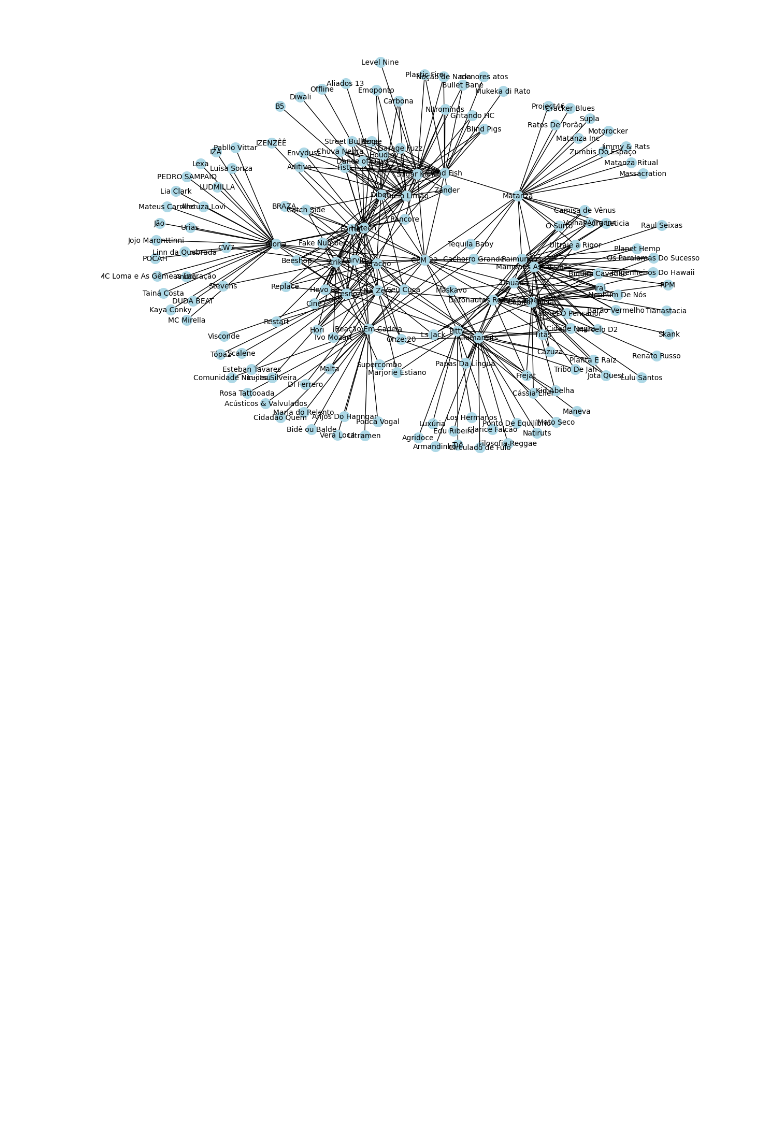
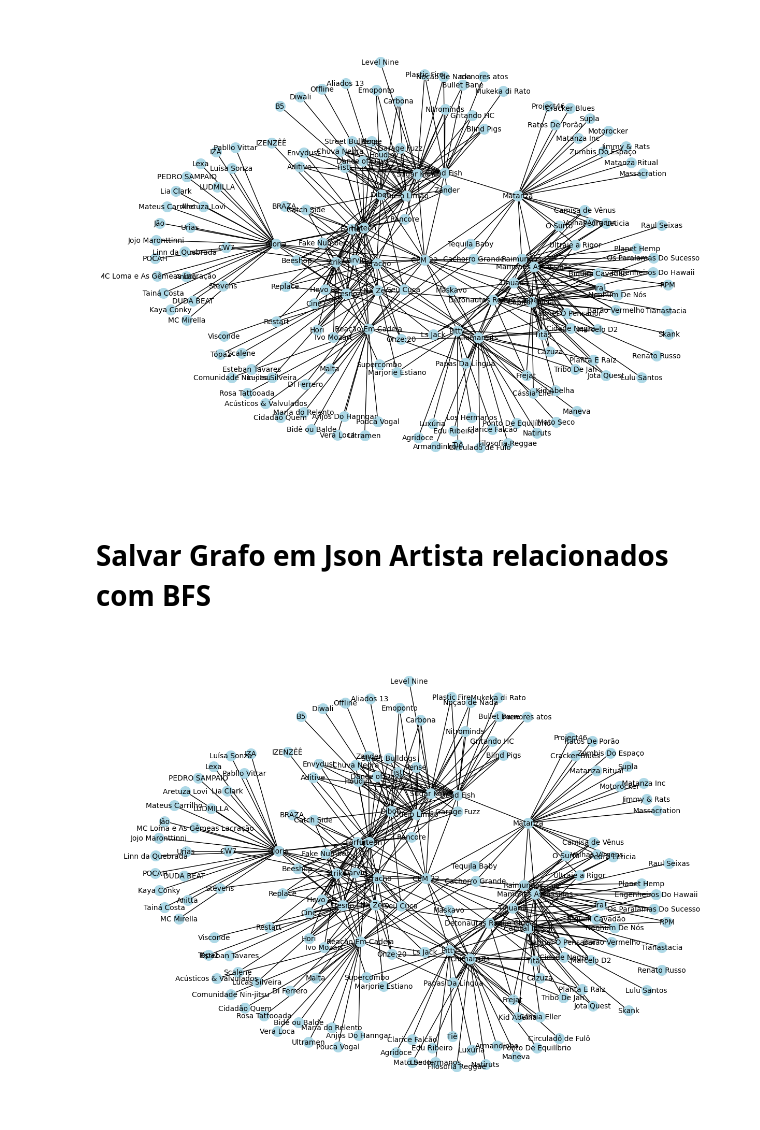
Before and after one commit to projeto-de-algoritmos/Grafos1_spotyfy_bands_v2, a Jupyter notebook: notebook_grafo_spotify.ipynb, the cells around one changed output. Cells and saved outputs as stored; diff of their text form; code cells hidden in the pictures; blank space fills up the shorter version.

Commit message:
add busca artista relacionado com api Spotyfi plotando e cores em json

```diff
--- a/notebook_grafo_spotify.ipynb
+++ b/notebook_grafo_spotify.ipynb
@@ -178,3 +178,83 @@ salvar_grafo_para_json(grafo_artistas, nome_arquivo_json)
 plotar_grafo_expandido(grafo_artistas)
 # %% [output]
 [figure]
+# %% [markdown]
+# Salvar Grafo em Json  Artista relacionados com BFS
+# %%
+import json
+import networkx as nx
+import matplotlib.pyplot as plt
+import spotipy
+from spotipy.oauth2 import SpotifyOAuth
+from collections import deque
+
+# ... Configuração de credenciais e autenticação do Spotify ...
+
+# Configurar as credenciais da API do Spotify
+CLIENT_ID = 'f216308e304c4ba3be3fb4ce0f23ceb9'
+CLIENT_SECRET = '33c84036de384fcc914b82a173cea2dc'
+
+# Configurar a autenticação OAuth do Spotify
+sp = spotipy.Spotify(auth_manager=SpotifyOAuth(client_id=CLIENT_ID, client_secret=CLIENT_SECRET, redirect_uri="http://localhost:8888/callback"))
+
+# Função para criar um grafo de artistas relacionados usando busca em largura (BFS)
+def criar_grafo_artistas_relacionados(artist_name, depth=1):
+    # Inicializa um grafo vazio
+    G = nx.Graph()
+    # Conjunto para rastrear artistas já visitados
+    artistas_visitados = set()
+    # Fila para a busca em largura (BFS)
+    fila = deque()
+
+    # Adiciona o artista inicial à fila
+    fila.append((artist_name, depth))  # Agora inclui a profundidade na fila
+
+    # Realiza a busca em largura (BFS)
+    while fila:
+        # Remove o próximo artista e profundidade da fila
+        current_artist, current_depth = fila.popleft()
+
+        # Verifica se a profundidade atual é maior que zero
+        if current_depth > 0:
+            # Verifica se o artista atual já foi visitado para evitar visitas duplicadas.
+            if current_artist not in artistas_visitados:
+                # Adiciona o artista atual à lista de artistas visitados.
+                artistas_visitados.add(current_artist)
+
+                # Pesquisa por informações do artista no Spotify
+                artist_info = sp.search(q=f'artist:{current_artist}', type='artist', limit=1)['artists']['items'][0]
+                artist_id = artist_info['id']
+
+                # Obtém artistas relacionados
+                related_artists = sp.artist_related_artists(artist_id)
+
+                # Itera sobre os artistas relacionados encontrados.
+                for related_artist in related_artists['artists']:
+                    related_artist_name = related_artist['name']
+                    # Adiciona uma aresta entre o artista atual e os relacionados
+                    G.add_edge(current_artist, related_artist_name)
+                    # Adiciona o artista relacionado à fila com profundidade reduzida para continuar a busca em largura (BFS)
+                    fila.append((related_artist_name, current_depth - 1))
+
+    return G
+
+# Função para salvar o grafo em formato JSON
+def salvar_grafo_para_json(grafo, nome_arquivo):
+    data = nx.node_link_data(grafo)
+    with open(nome_arquivo, 'w') as arquivo_json:
+        json.dump(data, arquivo_json, indent=4)
+
+# Exemplo de uso
+#n Nome do artista a ser buscado.
+artista_inicial = 'CPM 22'
+profundidade = 2  # Altere a profundidade desejada aqui
+# Cria o grafo de artistas relacionados com a profundidade especificada usando busca em largura (BFS)
+grafo_artistas = criar_grafo_artistas_relacionados(artista_inicial, depth=profundidade)
+# Salva o grafo em um arquivo JSON
+nome_arquivo_json = f'grafo_{artista_inicial.replace(" ", "_")}_profundidade_{profundidade}.json'
+salvar_grafo_para_json(grafo_artistas, nome_arquivo_json)
+
+# Plota o grafo de forma expandida
+plotar_grafo_expandido(grafo_artistas)
+# %% [output]
+[figure, added]
```
Also changed, not shown: parts of 3 cells of this notebook.
